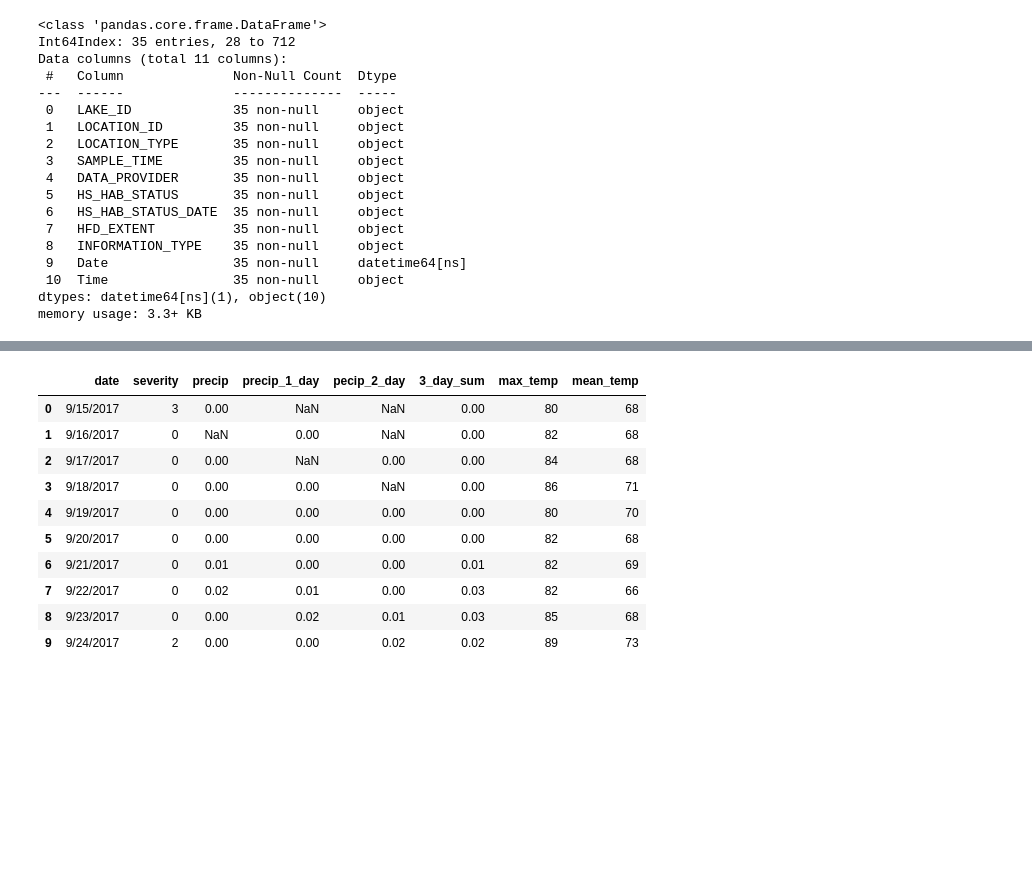
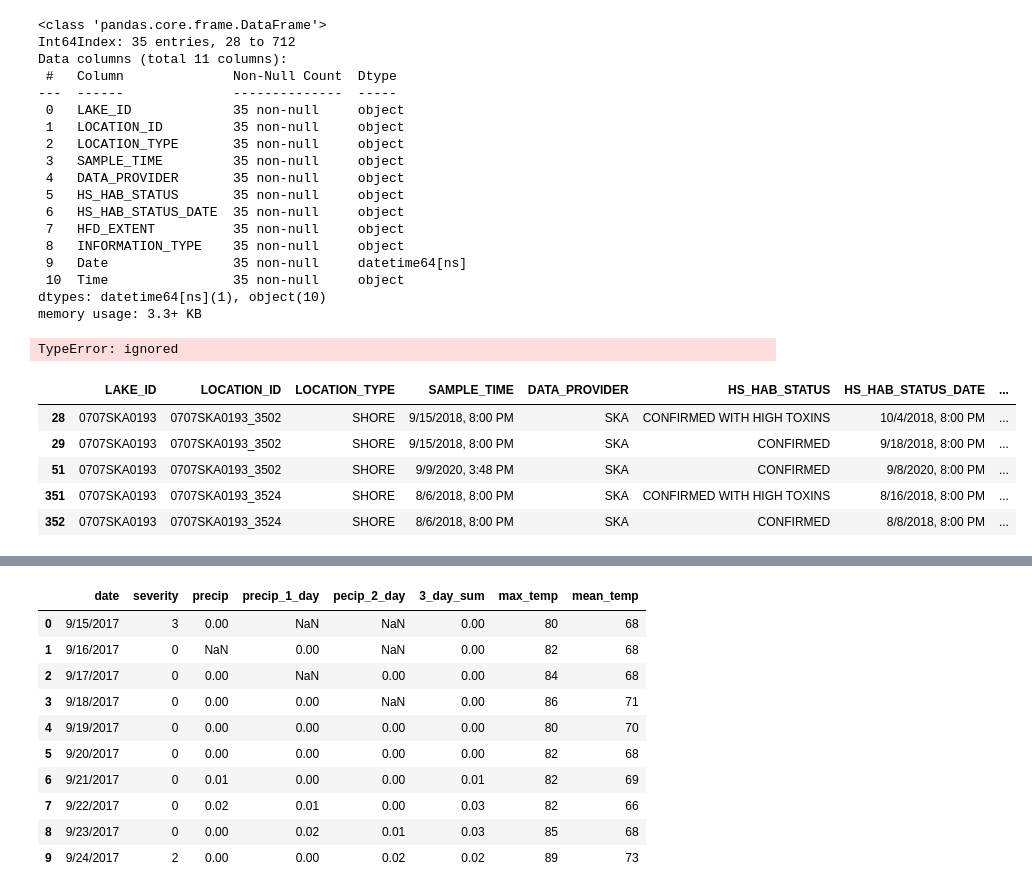
Before and after one commit to ChrisHarvey21/HABs, a Jupyter notebook: HABs.ipynb, the cells around one changed output, grey strips where cells are left out. Saved outputs shown, nothing was run; the diff lists cells and outputs as text; code cells hidden in the pictures; blank space fills up the shorter version.

```diff
--- a/HABs.ipynb
+++ b/HABs.ipynb
@@ -151,3 +148,22 @@ Data columns (total 11 columns):
  10  Time                35 non-null     object
 dtypes: datetime64[ns](1), object(10)
 memory usage: 3.3+ KB
+# %%
+#change the date type of data set 2 so both can be merged together
+
+
+import time
+
+df1['Date']=time.strftime('%Y-%m-%d',time.strptime(df1['Date'],'%m/%d/%Y'))
+df2['Date']=time.strftime('%Y-%m-%d',time.strptime(df2['Date'],'%Y-%m-%d'))
+# %% [output]
+TypeError: ignored
+# %%
+df1.head()
+# %% [output]
+|  | LAKE_ID | LOCATION_ID | LOCATION_TYPE | SAMPLE_TIME | DATA_PROVIDER | HS_HAB_STATUS | HS_HAB_STATUS_DATE | ... |
+| 28 | 0707SKA0193 | 0707SKA0193_3502 | SHORE | 9/15/2018, 8:00 PM | SKA | CONFIRMED WITH HIGH TOXINS | 10/4/2018, 8:00 PM | ... |
+| 29 | 0707SKA0193 | 0707SKA0193_3502 | SHORE | 9/15/2018, 8:00 PM | SKA | CONFIRMED | 9/18/2018, 8:00 PM | ... |
+| 51 | 0707SKA0193 | 0707SKA0193_3502 | SHORE | 9/9/2020, 3:48 PM | SKA | CONFIRMED | 9/8/2020, 8:00 PM | ... |
+| 351 | 0707SKA0193 | 0707SKA0193_3524 | SHORE | 8/6/2018, 8:00 PM | SKA | CONFIRMED WITH HIGH TOXINS | 8/16/2018, 8:00 PM | ... |
+| 352 | 0707SKA0193 | 0707SKA0193_3524 | SHORE | 8/6/2018, 8:00 PM | SKA | CONFIRMED | 8/8/2018, 8:00 PM | ... |
```
Also changed, not shown: parts of 3 cells of this notebook.
